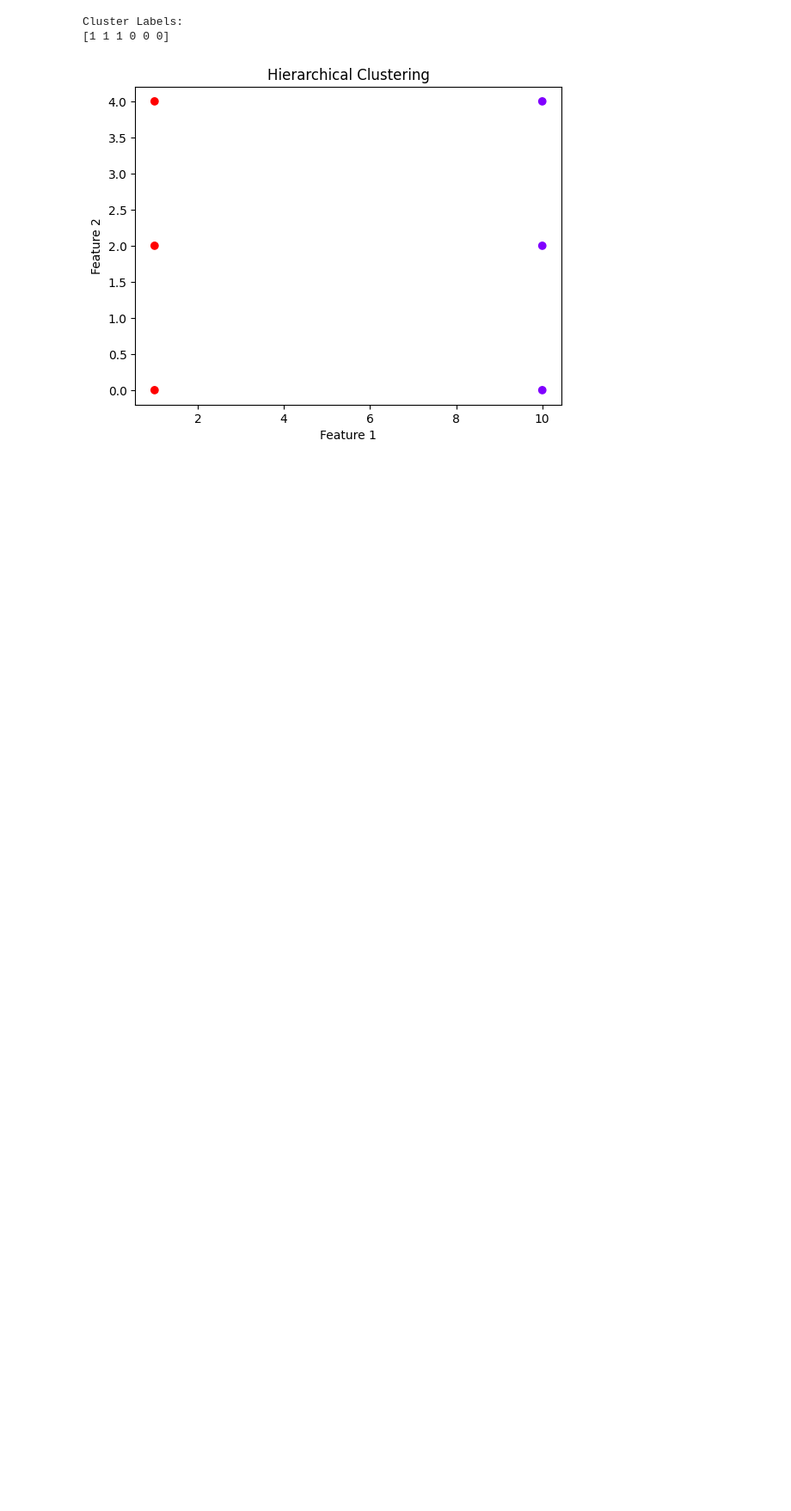
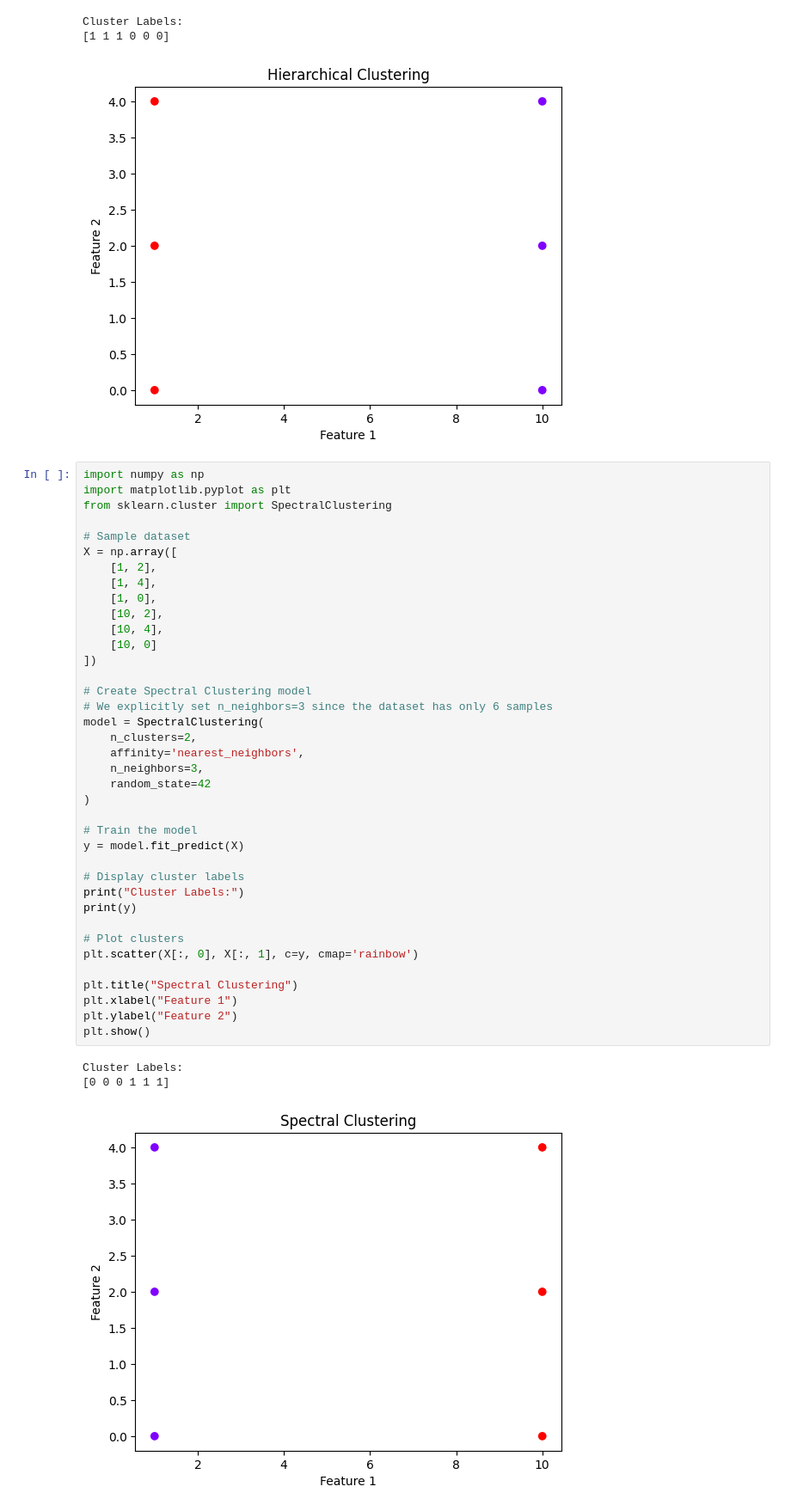
Before and after one commit to Thrisha559/programs, a Jupyter notebook: ml_lab_20-11-2026.ipynb, the cells around one changed output. Shown at 86% size. Drawn from its saved outputs; the diff is of its cells as text; blank space fills up the shorter version.

```diff
--- a/ml_lab_20-11-2026.ipynb
+++ b/ml_lab_20-11-2026.ipynb
@@ -94,3 +94,45 @@ plt.show()
 Cluster Labels:
 [1 1 1 0 0 0]
 [figure]
+# %%
+import numpy as np
+import matplotlib.pyplot as plt
+from sklearn.cluster import SpectralClustering
+
+# Sample dataset
+X = np.array([
+    [1, 2],
+    [1, 4],
+    [1, 0],
+    [10, 2],
+    [10, 4],
+    [10, 0]
+])
+
+# Create Spectral Clustering model
+# We explicitly set n_neighbors=3 since the dataset has only 6 samples
+model = SpectralClustering(
+    n_clusters=2,
+    affinity='nearest_neighbors',
+    n_neighbors=3,
+    random_state=42
+)
+
+# Train the model
+y = model.fit_predict(X)
+
+# Display cluster labels
+print("Cluster Labels:")
+print(y)
+
+# Plot clusters
+plt.scatter(X[:, 0], X[:, 1], c=y, cmap='rainbow')
+
+plt.title("Spectral Clustering")
+plt.xlabel("Feature 1")
+plt.ylabel("Feature 2")
+plt.show()
+# %% [output]
+Cluster Labels:
+[0 0 0 1 1 1]
+[figure, added]
```
